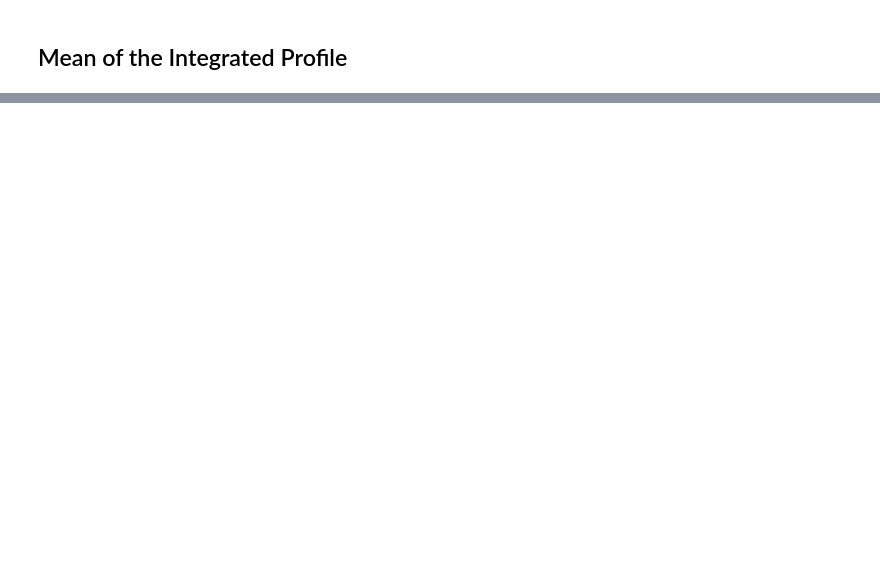
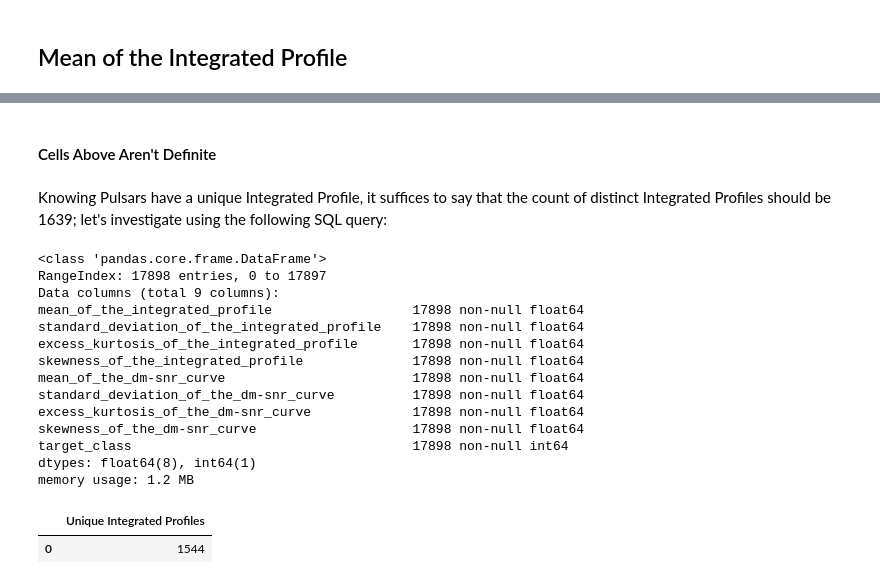
Before and after one commit to ElveinAks/PythonProject_CodeLou, a Jupyter notebook: Pulsar_Practice.ipynb, the cells around one changed output, grey strips where cells are left out. Drawn from its saved outputs; the diff is of its cells as text; code cells hidden in the pictures; blank space fills up the shorter version.

```diff
--- a/Pulsar_Practice.ipynb
+++ b/Pulsar_Practice.ipynb
@@ -86,0 +105,29 @@ plt.xticks([1], ['Pulsars'])
+# %% [markdown]
+#### Cells Above Aren't Definite
+# %% [markdown]
+Knowing Pulsars have a unique Integrated Profile, it suffices to say that the count of distinct Integrated Profiles should be 1639; let's investigate using the following SQL query:
+# %%
+pulsar_data.info()
+pd.read_sql_query("""
+SELECT COUNT(DISTINCT mean_of_the_integrated_profile)
+AS 'Unique Integrated Profiles'
+FROM pulsar_data
+WHERE target_class = 1;
+""", conn)
+# %% [output]
+<class 'pandas.core.frame.DataFrame'>
+RangeIndex: 17898 entries, 0 to 17897
+Data columns (total 9 columns):
+mean_of_the_integrated_profile                  17898 non-null float64
+standard_deviation_of_the_integrated_profile    17898 non-null float64
+excess_kurtosis_of_the_integrated_profile       17898 non-null float64
+skewness_of_the_integrated_profile              17898 non-null float64
+mean_of_the_dm-snr_curve                        17898 non-null float64
+standard_deviation_of_the_dm-snr_curve          17898 non-null float64
+excess_kurtosis_of_the_dm-snr_curve             17898 non-null float64
+skewness_of_the_dm-snr_curve                    17898 non-null float64
+target_class                                    17898 non-null int64
+dtypes: float64(8), int64(1)
+memory usage: 1.2 MB
+|  | Unique Integrated Profiles |
+| 0 | 1544 |
```
Also changed, not shown: parts of 14 cells of this notebook, 1 other file.
